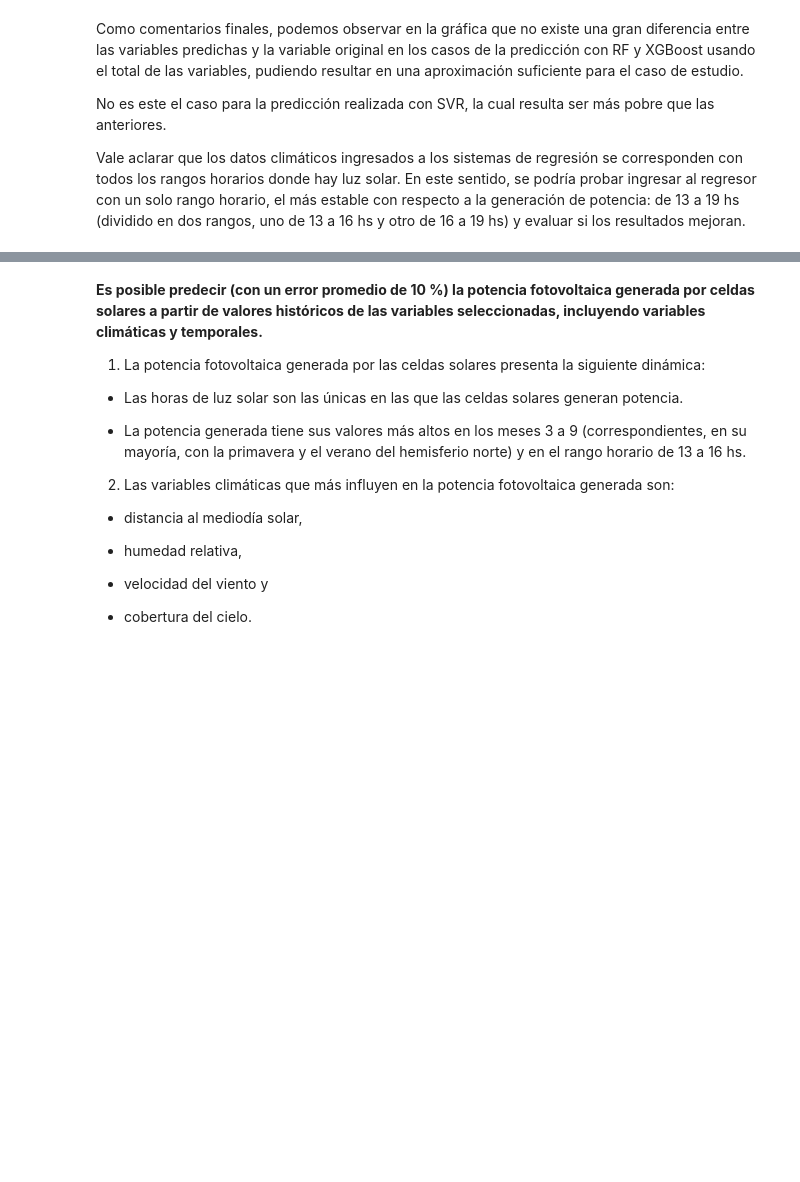
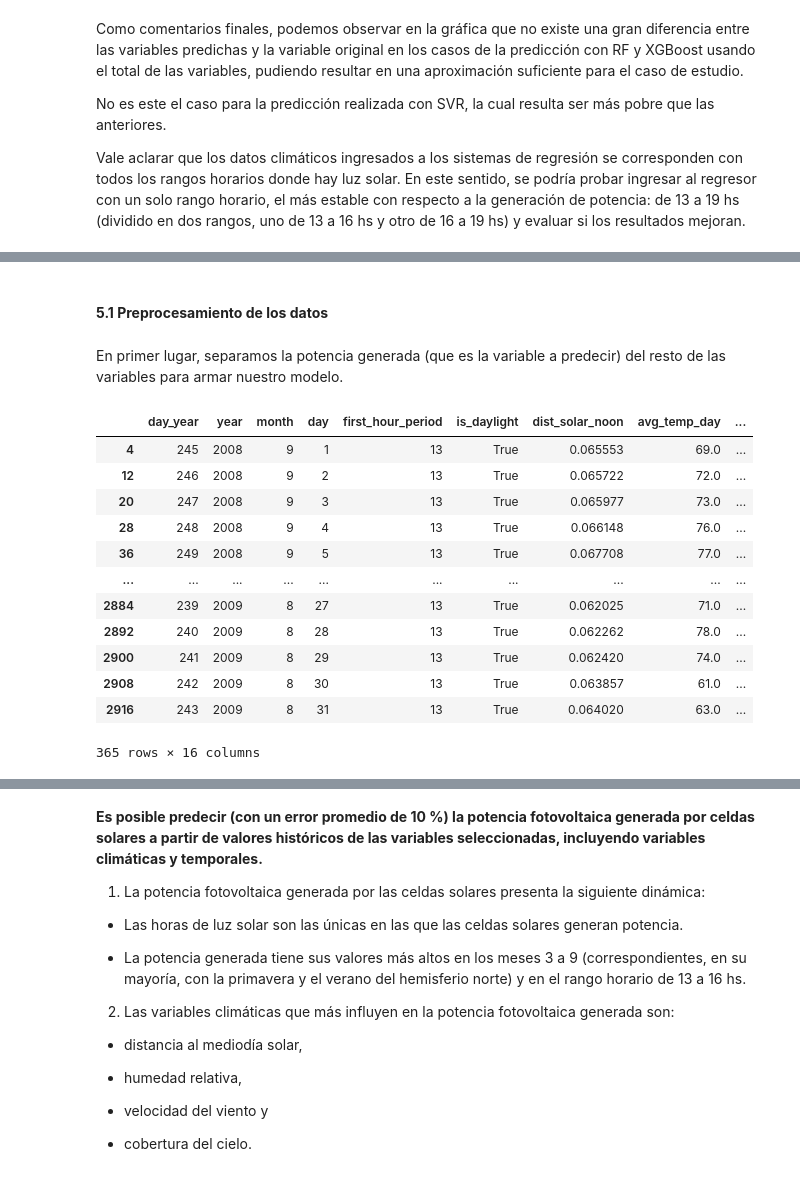
Before and after one commit to FernandoEzequiel/Coder, a Jupyter notebook: notebook/EntregasCoder/Desafio 17 - Entrega Final/Entrega_Final_GarciaGonzalez.ipynb, the cells around one changed output, grey strips where cells are left out. Saved outputs shown, nothing was run; the diff lists cells and outputs as text; code cells hidden in the pictures; blank space fills up the shorter version.

```diff
--- a/notebook/EntregasCoder/Desafio 17 - Entrega Final/Entrega_Final_GarciaGonzalez.ipynb
+++ b/notebook/EntregasCoder/Desafio 17 - Entrega Final/Entrega_Final_GarciaGonzalez.ipynb
@@ -1977,0 +1995,36 @@ Vale aclarar que los datos climáticos ingresados a los sistemas de regresión s
+# %% [markdown]
+#### **5.1 Preprocesamiento de los datos**
+# %% [markdown]
+En primer lugar, separamos la potencia generada (que es la variable a predecir) del resto de las variables para armar nuestro modelo.
+# %%
+#Indice donde el rango horario es de 13-16
+Data_LSTM_13 = np.where(
+    (df["first_hour_period"] == 13)
+    )
+
+#Separo el dataset entre train y test
+#Como los datos van desde 1/9/2008 al	31/8/2009 tomamos como train desde 1/9/2008 al 31/7/2009 y como datos de Test tomaremos
+#el mes de septiempre de 2009
+Data_LSTM = df.iloc[Data_LSTM_13]
+#train = np.where(
+#    (Data_LSTM["month"] != 8) # mes 8 solo presente en 2009
+#    )
+#test = np.where(
+#    (Data_LSTM["month"] == 8) # mes 8 solo presente en 2009
+#    )
+# %%
+Data_LSTM
+# %% [output]
+|  | day_year | year | month | day | first_hour_period | is_daylight | dist_solar_noon | avg_temp_day | ... |
+| 4 | 245 | 2008 | 9 | 1 | 13 | True | 0.065553 | 69.0 | ... |
+| 12 | 246 | 2008 | 9 | 2 | 13 | True | 0.065722 | 72.0 | ... |
+| 20 | 247 | 2008 | 9 | 3 | 13 | True | 0.065977 | 73.0 | ... |
+| 28 | 248 | 2008 | 9 | 4 | 13 | True | 0.066148 | 76.0 | ... |
+| 36 | 249 | 2008 | 9 | 5 | 13 | True | 0.067708 | 77.0 | ... |
+| ... | ... | ... | ... | ... | ... | ... | ... | ... | ... |
+| 2884 | 239 | 2009 | 8 | 27 | 13 | True | 0.062025 | 71.0 | ... |
+| 2892 | 240 | 2009 | 8 | 28 | 13 | True | 0.062262 | 78.0 | ... |
+| 2900 | 241 | 2009 | 8 | 29 | 13 | True | 0.062420 | 74.0 | ... |
+| 2908 | 242 | 2009 | 8 | 30 | 13 | True | 0.063857 | 61.0 | ... |
+| 2916 | 243 | 2009 | 8 | 31 | 13 | True | 0.064020 | 63.0 | ... |
+365 rows × 16 columns
```
Also changed, not shown: parts of 41 cells of this notebook, 4 other files.
